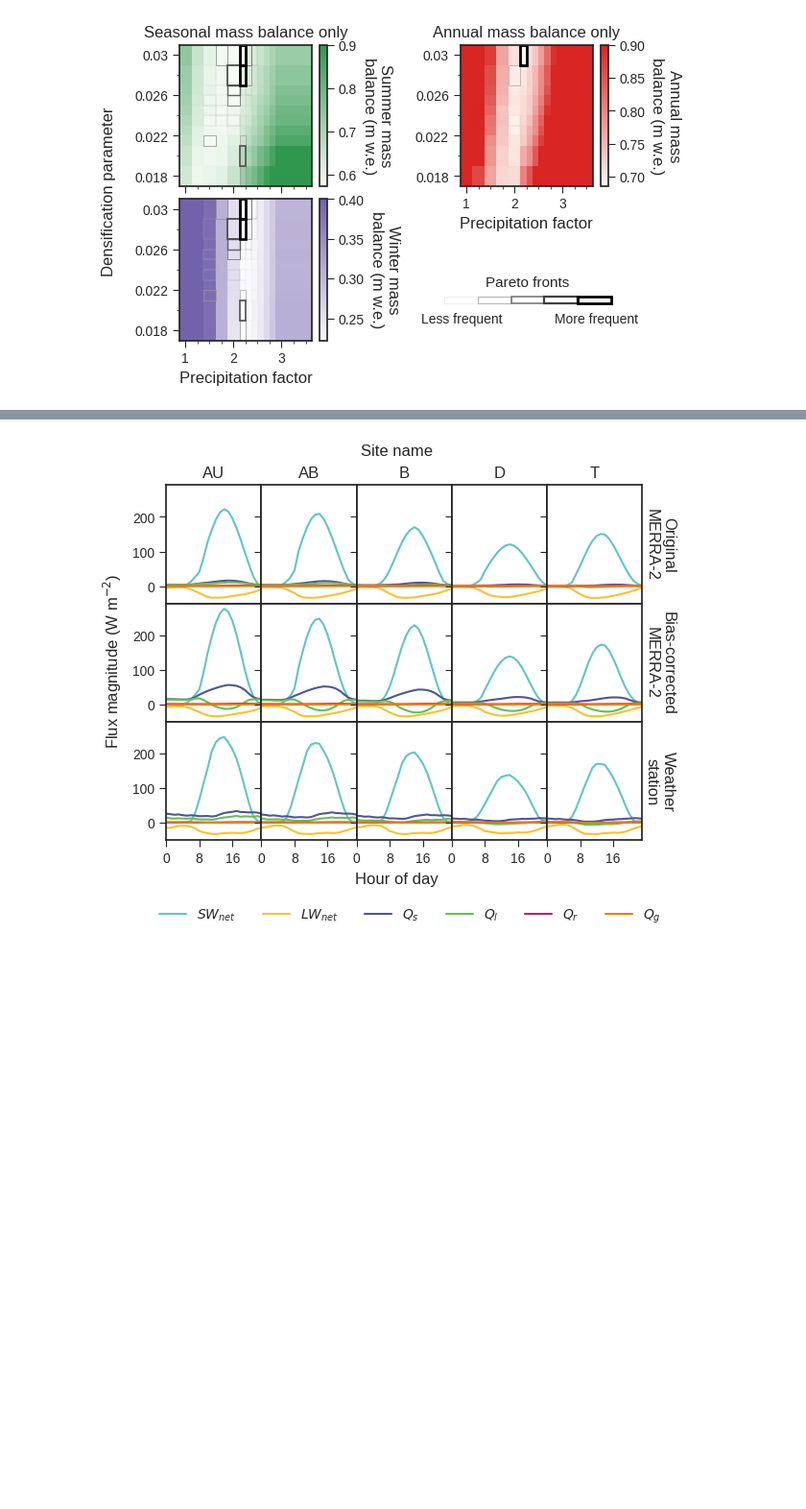
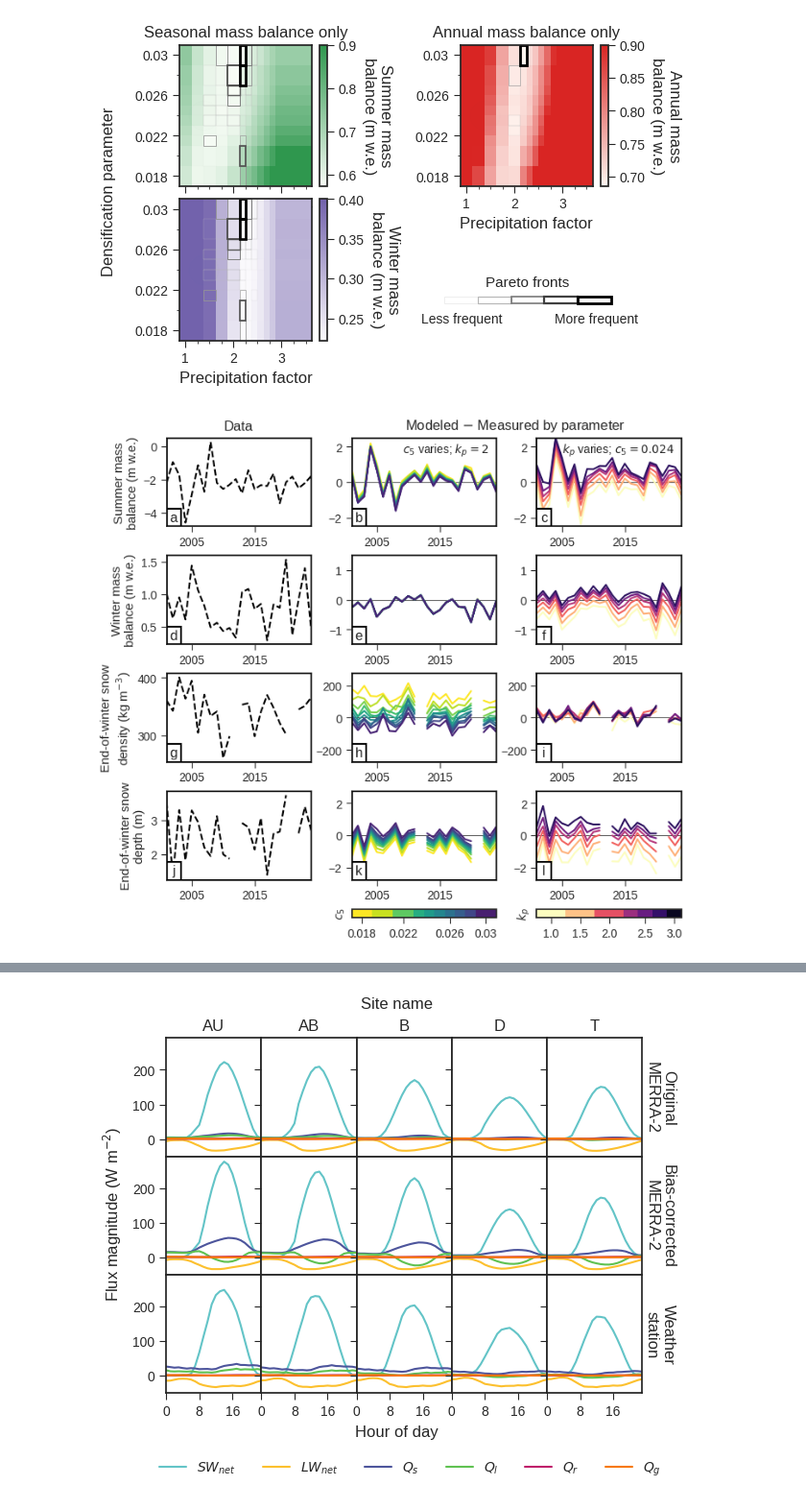
Before and after one commit to clairevwilson/PyGEM-EB, a Jupyter notebook: figs_results.ipynb, the cells around one changed output, grey strips where cells are left out. Shown at 96% size. Drawn from its saved outputs; the diff is of its cells as text; code cells hidden in the pictures; blank space fills up the shorter version.

```diff
--- a/figs_results.ipynb
+++ b/figs_results.ipynb
@@ -118,6 +117,8 @@ plt.savefig('/trace/group/rounce/cvwilson/Output/seasonal_annual_only_calibratio
 [figure]
 # %%
 # ===== TRADEOFFS TIMESERIES=====
-# gsplot.plot_difference_by_param(best, result_dict, plot_vars=error_list, savefig=True)
+gsplot.plot_difference_by_param(best, result_dict, plot_vars=error_list, savefig=True)
+# %% [output]
+[figure, added]
 # %%
 # ===== PLOT 2024 PARETO FRONT VALIDATION =====
```
Also changed, not shown: parts of 11 cells of this notebook, 3 other files.
